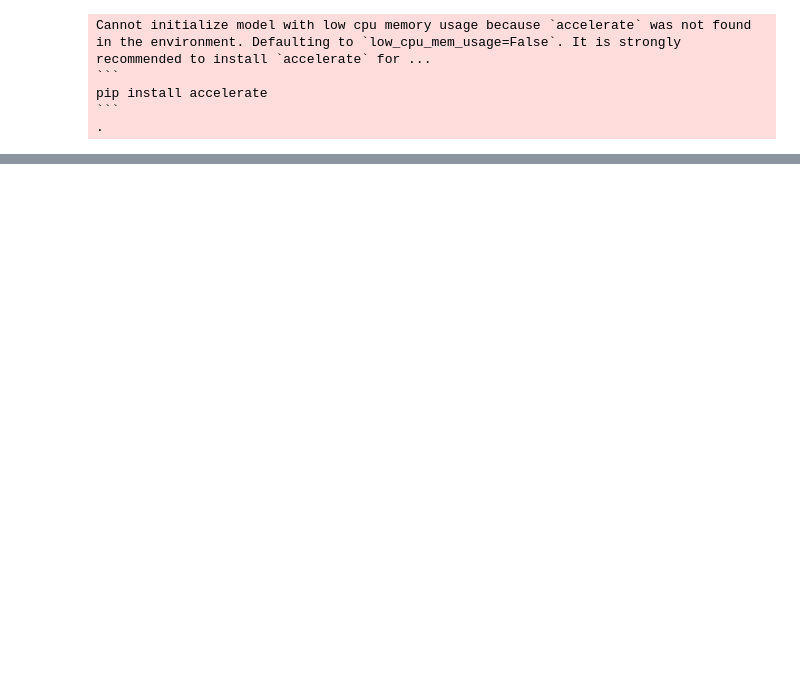
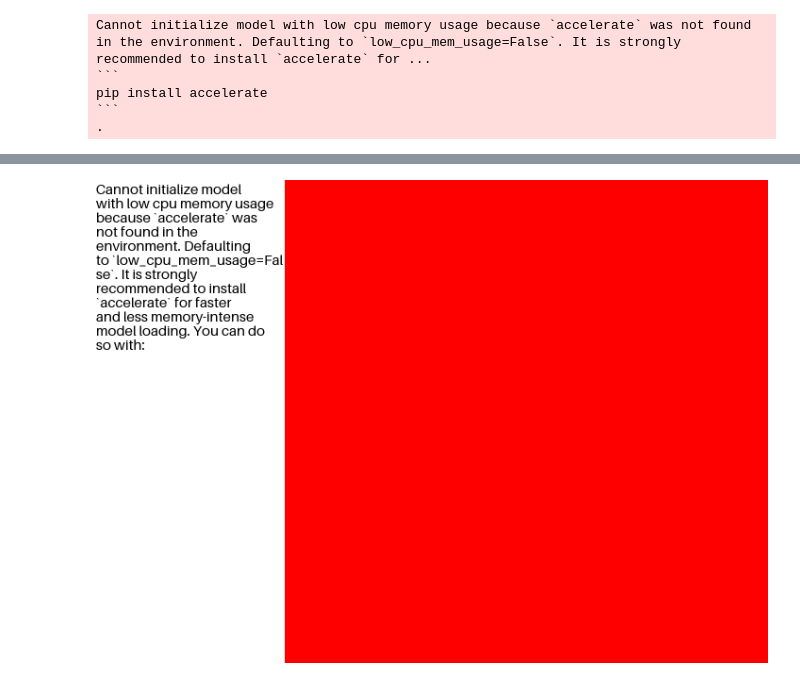
Before and after one commit to PhilSad/My-Story-Time, a Jupyter notebook: back/notebooks/story-image-generation.ipynb, the cells around one changed output, grey strips where cells are left out. Cells and saved outputs as stored; diff of their text form; code cells hidden in the pictures; blank space fills up the shorter version.

Commit message:
added image caption

```diff
--- a/back/notebooks/story-image-generation.ipynb
+++ b/back/notebooks/story-image-generation.ipynb
@@ -260,0 +292,30 @@ images = ip_model.generate(pil_image=image, num_samples=1, num_inference_steps=3
+# %%
+def create_text_image(text, image_width, image_height, font_size=20, line_width=20):
+    # Create a blank image with white background
+    image = Image.new('RGB', (image_width, image_height), color='white')
+    draw = ImageDraw.Draw(image)
+    # Load a font
+    font = ImageFont.load_default(size=font_size)
+
+    # Initial position
+    y_text = 0
+
+    # Split the text into lines that fit the image width
+    for line in textwrap.wrap(text, width=line_width):
+        # Draw the line on the image
+        draw.text((0, y_text), line, font=font, fill='black')
+
+        # Update the Y position for the next line
+        y_text += font_size
+
+    return image
+
+def concat_images(image_left, image_right):
+    total_width = image_left.width + image_right.width
+    max_height = max(image_left.height, image_right.height)
+
+    new_image = Image.new('RGB', (total_width, max_height))
+    new_image.paste(image_left, (0, 0))
+    new_image.paste(image_right, (image_left.width, 0))
+
+    return new_image
@@ -260,0 +330,7 @@ images = ip_model.generate(pil_image=image, num_samples=1, num_inference_steps=3
+# %%
+text = "Cannot initialize model with low cpu memory usage because `accelerate` was not found in the environment. Defaulting to `low_cpu_mem_usage=False`. It is strongly recommended to install `accelerate` for faster and less memory-intense model loading. You can do so with: "
+base_image = Image.new('RGB', (1024, 1024), color='red')
+# side_image = Image.new('RGB', (400, 1024), color='blue')
+concat_images(create_text_image(text, 400, 1024, font_size=30, line_width=25), base_image)
+# %% [output]
+[figure, added]
```
Also changed, not shown: parts of 14 cells of this notebook.
